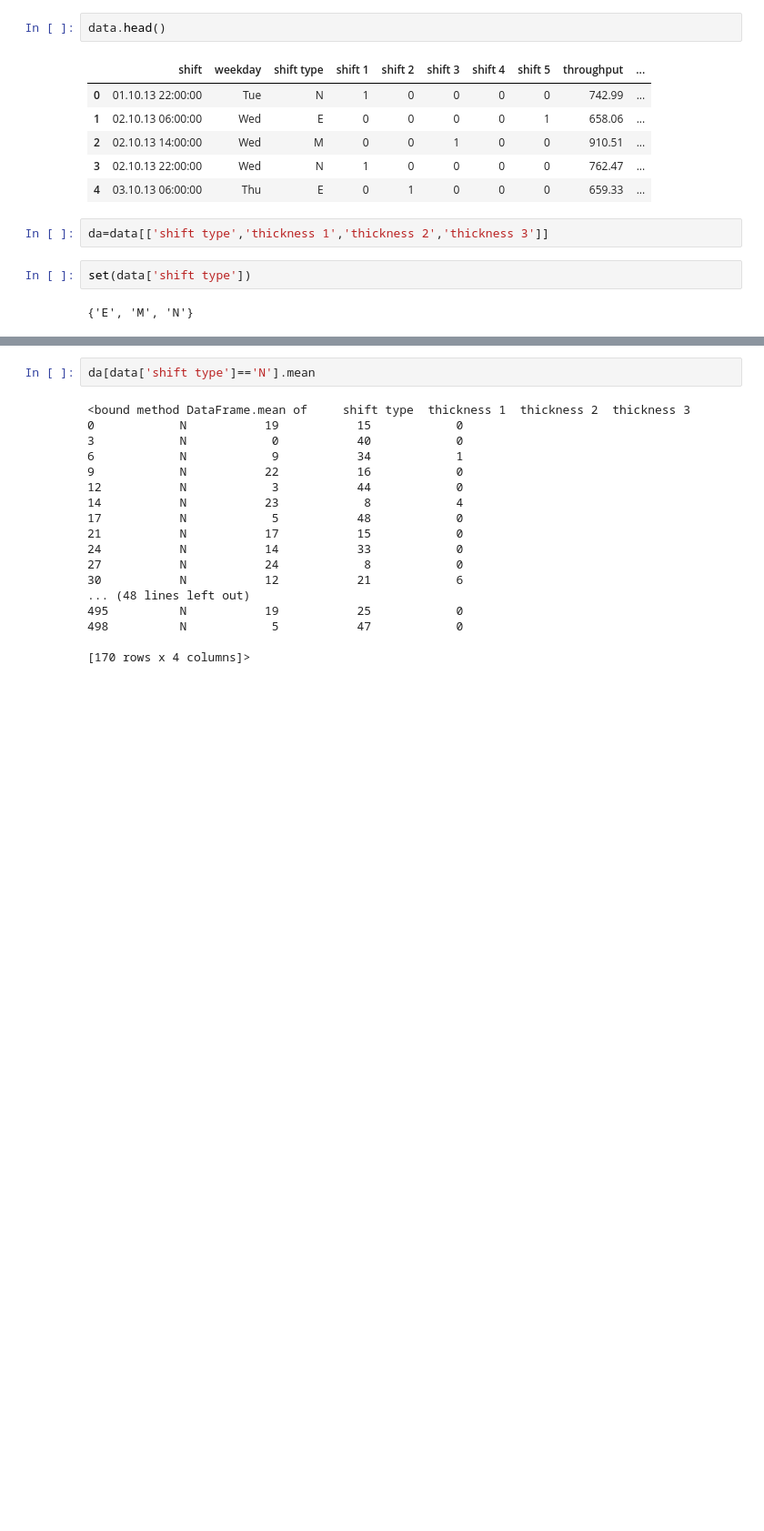
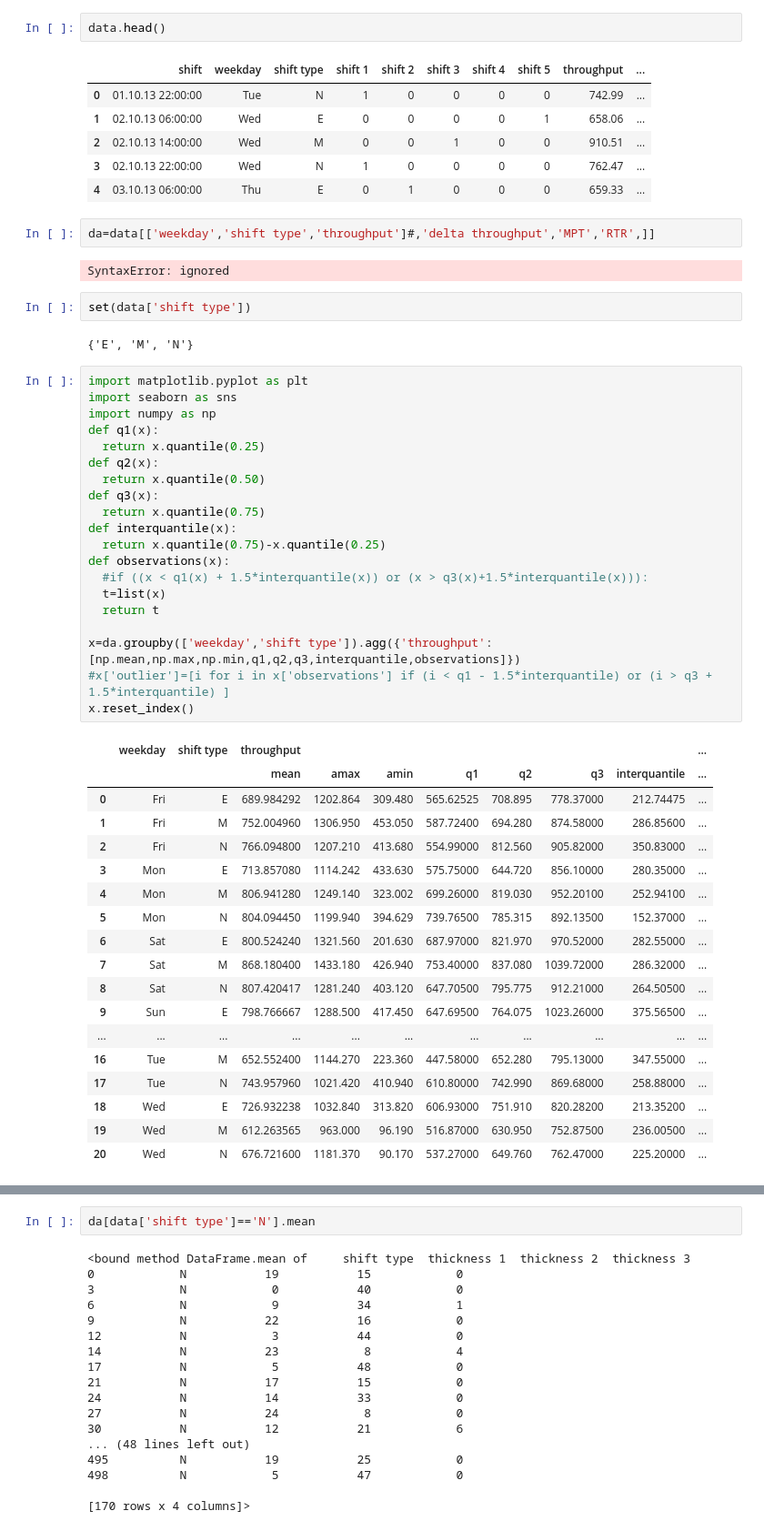
Before and after one commit to pwaila/scm, a Jupyter notebook: case_study.ipynb, the cells around one changed output, grey strips where cells are left out. Shown at 91% size. Saved outputs shown, nothing was run; the diff lists cells and outputs as text; blank space fills up the shorter version.

```diff
--- a/case_study.ipynb
+++ b/case_study.ipynb
@@ -21,9 +21,50 @@ data.head()
 | 2 | 02.10.13 14:00:00 | Wed | M | 0 | 0 | 1 | 0 | 0 | 910.51 | ... |
 | 3 | 02.10.13 22:00:00 | Wed | N | 1 | 0 | 0 | 0 | 0 | 762.47 | ... |
 | 4 | 03.10.13 06:00:00 | Thu | E | 0 | 1 | 0 | 0 | 0 | 659.33 | ... |
-# %%
-da=data[['shift type','thickness 1','thickness 2','thickness 3']]
+# %%
+da=data[['weekday','shift type','throughput']#,'delta throughput','MPT','RTR',]]
+# %% [output]
+SyntaxError: ignored
 # %%
 set(data['shift type'])
 # %% [output]
 {'E', 'M', 'N'}
+# %%
+import matplotlib.pyplot as plt
+import seaborn as sns
+import numpy as np
+def q1(x):
+  return x.quantile(0.25)
+def q2(x):
+  return x.quantile(0.50)
+def q3(x):
+  return x.quantile(0.75)
+def interquantile(x):
+  return x.quantile(0.75)-x.quantile(0.25)
+def observations(x):
+  #if ((x < q1(x) + 1.5*interquantile(x)) or (x > q3(x)+1.5*interquantile(x))):
+  t=list(x)
+  return t
+
+x=da.groupby(['weekday','shift type']).agg({'throughput':[np.mean,np.max,np.min,q1,q2,q3,interquantile,observations]})
+#x['outlier']=[i for i in x['observations'] if (i < q1 - 1.5*interquantile) or (i > q3 + 1.5*interquantile) ]
+x.reset_index()
+# %% [output]
+|  | weekday | shift type | throughput |  |  |  |  |  |  | ... |
+|  |  |  | mean | amax | amin | q1 | q2 | q3 | interquantile | ... |
+| 0 | Fri | E | 689.984292 | 1202.864 | 309.480 | 565.62525 | 708.895 | 778.37000 | 212.74475 | ... |
+| 1 | Fri | M | 752.004960 | 1306.950 | 453.050 | 587.72400 | 694.280 | 874.58000 | 286.85600 | ... |
+| 2 | Fri | N | 766.094800 | 1207.210 | 413.680 | 554.99000 | 812.560 | 905.82000 | 350.83000 | ... |
+| 3 | Mon | E | 713.857080 | 1114.242 | 433.630 | 575.75000 | 644.720 | 856.10000 | 280.35000 | ... |
+| 4 | Mon | M | 806.941280 | 1249.140 | 323.002 | 699.26000 | 819.030 | 952.20100 | 252.94100 | ... |
+| 5 | Mon | N | 804.094450 | 1199.940 | 394.629 | 739.76500 | 785.315 | 892.13500 | 152.37000 | ... |
+| 6 | Sat | E | 800.524240 | 1321.560 | 201.630 | 687.97000 | 821.970 | 970.52000 | 282.55000 | ... |
+| 7 | Sat | M | 868.180400 | 1433.180 | 426.940 | 753.40000 | 837.080 | 1039.72000 | 286.32000 | ... |
+| 8 | Sat | N | 807.420417 | 1281.240 | 403.120 | 647.70500 | 795.775 | 912.21000 | 264.50500 | ... |
+| 9 | Sun | E | 798.766667 | 1288.500 | 417.450 | 647.69500 | 764.075 | 1023.26000 | 375.56500 | ... |
+| ... | ... | ... | ... | ... | ... | ... | ... | ... | ... | ... |
+| 16 | Tue | M | 652.552400 | 1144.270 | 223.360 | 447.58000 | 652.280 | 795.13000 | 347.55000 | ... |
+| 17 | Tue | N | 743.957960 | 1021.420 | 410.940 | 610.80000 | 742.990 | 869.68000 | 258.88000 | ... |
+| 18 | Wed | E | 726.932238 | 1032.840 | 313.820 | 606.93000 | 751.910 | 820.28200 | 213.35200 | ... |
+| 19 | Wed | M | 612.263565 | 963.000 | 96.190 | 516.87000 | 630.950 | 752.87500 | 236.00500 | ... |
+| 20 | Wed | N | 676.721600 | 1181.370 | 90.170 | 537.27000 | 649.760 | 762.47000 | 225.20000 | ... |
```
Also changed, not shown: parts of 1 cell of this notebook.
